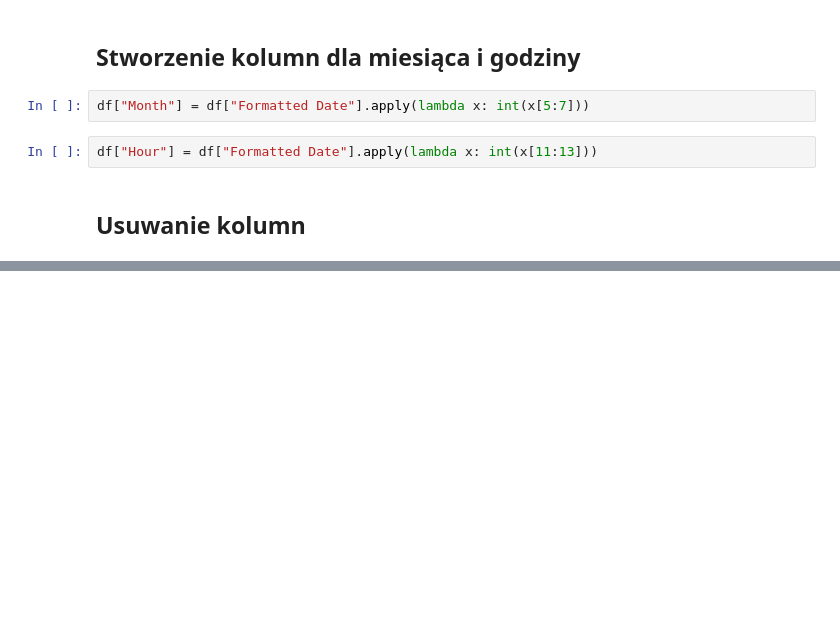
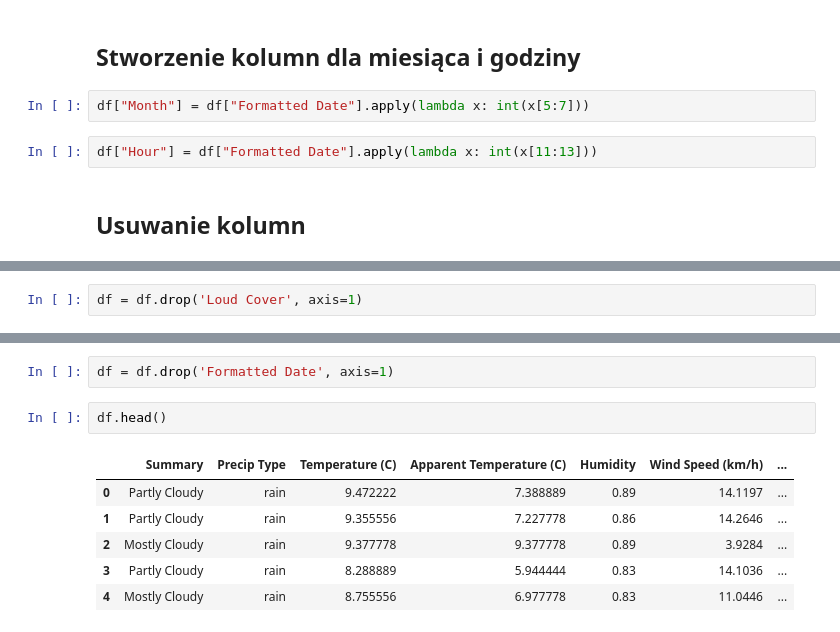
Before and after one commit to guzweronika/weather_project_SDA, a Jupyter notebook: weatherHistory.ipynb, the cells around one changed output, grey strips where cells are left out. Saved outputs shown, nothing was run; the diff lists cells and outputs as text; blank space fills up the shorter version.

```diff
--- a/weatherHistory.ipynb
+++ b/weatherHistory.ipynb
@@ -148,0 +156,2 @@ df["Hour"] = df["Formatted Date"].apply(lambda x: int(x[11:13]))
+# %%
+df = df.drop('Loud Cover', axis=1)
@@ -148,0 +167,11 @@ df["Hour"] = df["Formatted Date"].apply(lambda x: int(x[11:13]))
+# %%
+df = df.drop('Formatted Date', axis=1)
+# %%
+df.head()
+# %% [output]
+|  | Summary | Precip Type | Temperature (C) | Apparent Temperature (C) | Humidity | Wind Speed (km/h) | ... |
+| 0 | Partly Cloudy | rain | 9.472222 | 7.388889 | 0.89 | 14.1197 | ... |
+| 1 | Partly Cloudy | rain | 9.355556 | 7.227778 | 0.86 | 14.2646 | ... |
+| 2 | Mostly Cloudy | rain | 9.377778 | 9.377778 | 0.89 | 3.9284 | ... |
+| 3 | Partly Cloudy | rain | 8.288889 | 5.944444 | 0.83 | 14.1036 | ... |
+| 4 | Mostly Cloudy | rain | 8.755556 | 6.977778 | 0.83 | 11.0446 | ... |
```
Also changed, not shown: parts of 2 cells of this notebook.
